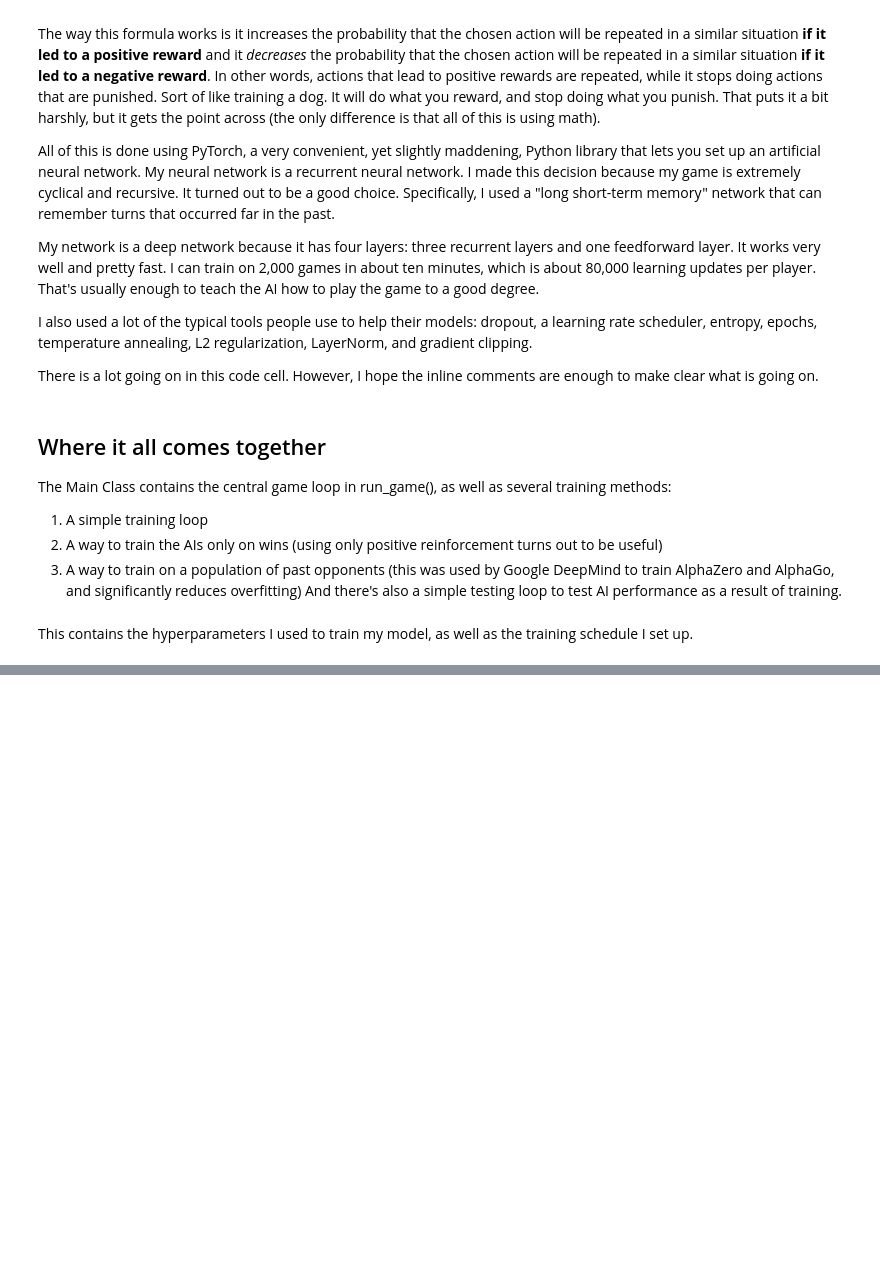
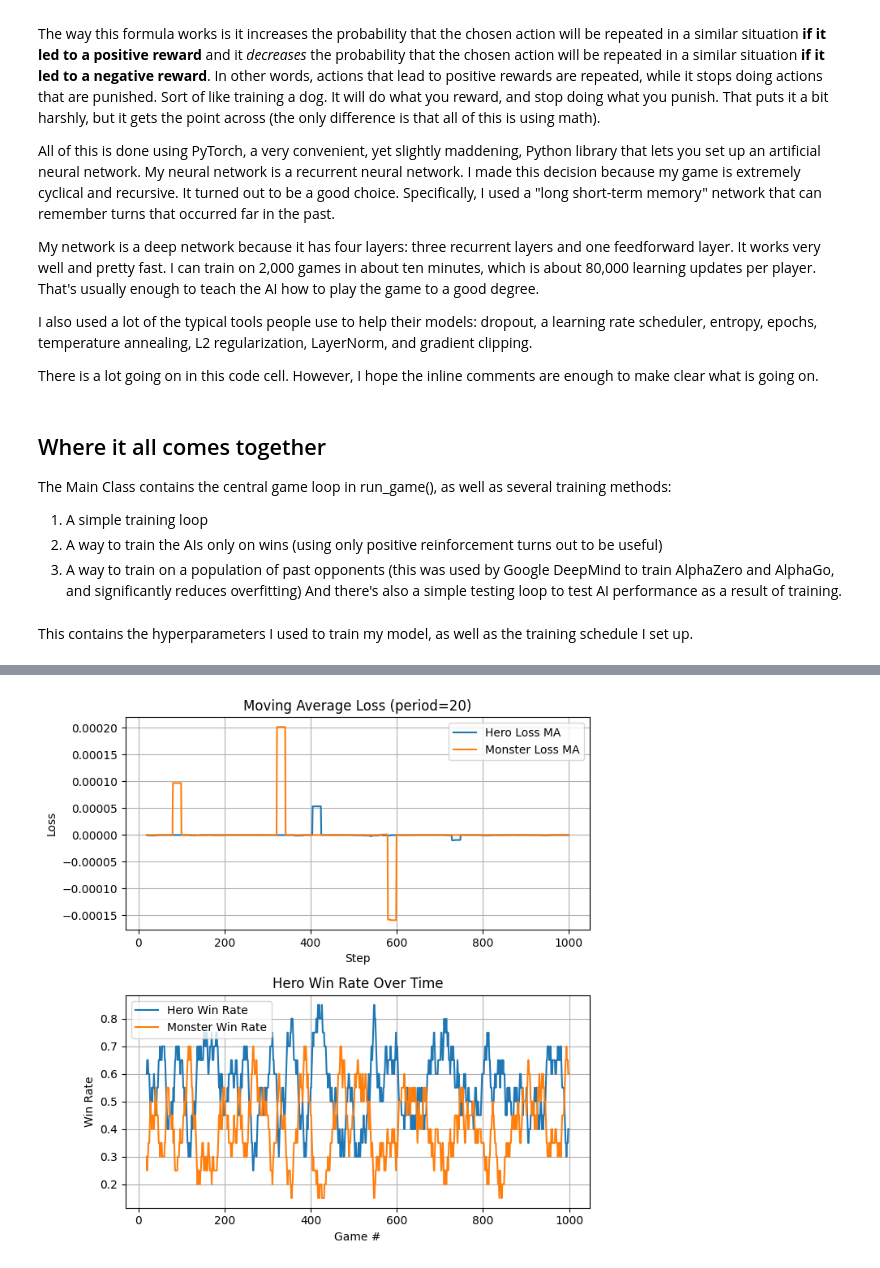
Before and after one commit to henrydaum/poker-monster, a Jupyter notebook: Poker Monster - With Documentation.ipynb, the cells around one changed output, grey strips where cells are left out. Drawn from its saved outputs; the diff is of its cells as text; code cells hidden in the pictures; blank space fills up the shorter version.

Commit message:
Random fixes (praying it works)

```diff
--- a/Poker Monster - With Documentation.ipynb
+++ b/Poker Monster - With Documentation.ipynb
@@ -228,7 +228,8 @@ class NobleSacrifice(Card):
         #print("Playing Noble Sacrifice")
         sacrifice = gs.cache[1]
         discard = gs.cache[2]  # Can play when opp has no cards in hand, need to code this
-        sacrifice.health -= 10
+        gs.me.battlefield.remove(sacrifice)
+        gs.me.graveyard.append(sacrifice)
         if discard:  # If discard exists, discard it.
             gs.opp.discard(discard)
 
@@ -2141,10 +2142,10 @@ class Network(nn.Module):
             # Their sum equals a reward signal
             reward_signals[t] = long_discounted_sum + short_discounted_sum
         # Clamp negative rewards to make them less punishing
-        reward_signals = reward_signals.clamp(min=self.negative_reward_clamp)
+        # reward_signals = reward_signals.clamp(min=self.negative_reward_clamp)
 
         # for reward in reward_signals:
-        #     print(f"{self.name} Reward signal: {reward}")
+        #     print(f"{self.name} Reward signal: {reward.item()}")
         # print(f"Cumulative Reward: {reward_signals.sum().item():.2f} {self.name}")
 
         # Vectorized learning:
@@ -2204,8 +2205,8 @@ class Network(nn.Module):
             policy_loss = -logprobs * reward_signals.detach()
             total_loss = policy_loss.mean() - self.entropy_coef*entropies.mean()  # Use mean and not sum to avoid favoring short games
             losses.append(total_loss.item())
-            losses.append(self.optimizer.param_groups[0]['lr'])  # To watch learning rates
-            # self.optimizer.zero_grad()
+            # losses.append(self.optimizer.param_groups[0]['lr'])  # To watch learning rates
+            self.optimizer.zero_grad()
             total_loss.backward()
             torch.nn.utils.clip_grad_norm_(self.parameters(), max_norm=1.0)
             self.optimizer.step()
@@ -2263,6 +2264,7 @@ class Main:
         self.training_display = kwargs["training_display"]
         self.hero_training = kwargs["hero_training"]
         self.monster_training = kwargs["monster_training"]
+        self.tempo_weight = kwargs["tempo_weight"]
         # Annealing:
         self.anneal_temperature = kwargs["anneal_temperature"]
         self.anneal_entropy = kwargs["anneal_entropy"]
@@ -2363,8 +2365,10 @@ class Main:
                             print(f"Executing action: {type(action).__name__} [{choice_number}]")
                         action.enact()
                         # Append action results (reward)
-                        current_ai.memory["long_term_rewards"].append(torch.tensor(gs.long_term_reward(current_ai.name), dtype=torch.float32))
-                        current_ai.memory["short_term_rewards"].append(torch.tensor(gs.short_term_reward(current_ai.name), dtype=torch.float32))
+                        long_term_reward = gs.long_term_reward(current_ai.name, self.tempo_weight)
+                        current_ai.memory["long_term_rewards"].append(torch.tensor(long_term_reward, dtype=torch.float32))
+                        short_term_reward = gs.short_term_reward(current_ai.name, self.tempo_weight)
+                        current_ai.memory["short_term_rewards"].append(torch.tensor(short_term_reward, dtype=torch.float32))
                         if display:
                             print(f"Action Tempo: {gs.tempo}")
                             if gs.killer_combo:
@@ -2699,11 +2703,11 @@ hyperparameters = {
     "T_mult": 1,  # Multiply T_0 by this factor every time it restarts (default is 1)
     "eta_min": 1e-6,  # Anneal from lr (above) to this lr
     # Misc. Parameters:
-    "dropout_rate": 0.2,  # Randomly disables X% neurons during forward pass. Reduces overfitting, but too high a value adds a lot of noise to the loss.
+    "dropout_rate": 0.25,  # Randomly disables X% neurons during forward pass. Reduces overfitting, but too high a value adds a lot of noise to the loss.
     "weight_decay": 0.01,  # This is L2 regularization, adds a term to the loss calculation that punishes large weights
     "epochs": 1,  # 1 epoch is much faster than multiple because the torch gradient isn't recomputed
     "temperature": 2,  # Adds a degree of randomness to sample_action. Lower values are deterministic, higher values are random.
-    "entropy_coef": 0.015  # Higher values slow down learning, increase exploration, and slow convergence.
+    "entropy_coef": 0.02  # Higher values slow down learning, increase exploration, and slow convergence.
 }
 
 game_settings = {
@@ -2713,12 +2717,13 @@ game_settings = {
     "training_display": False,
     "hero_training": True,
     "monster_training": True,
+    "tempo_weight": 1.0,
     # Annealing:
     "anneal_temperature": False,
     "anneal_entropy": False,  # Linearly reduce entropy from entropy_coef to 0 over the course of training
     # Pooling parameters:
-    "pool_size": 25,  # How many AI weights to keep in the pool for training
-    "save_frequency": 25,
+    "pool_size": 30,  # How many AI weights to keep in the pool for training
+    "save_frequency": 30,
     # Testing parameters:
     "testing_best_of": 1,
     "testing_hero_type": "computer_ai",
@@ -2730,35 +2735,44 @@ game_settings = {
 }
 
 main = Main(hyperparameters, **game_settings)
-# main.load_ai_weights()
+main.load_ai_weights()
 
 # Training program:
-for i in range(5):
-    print(f"\nRound {i+1}, FIGHT!")
-    # Pretrain Monster on random Hero
-    main.training_hero_type = "computer_random"
-    main.training_monster_type = "computer_ai"
-    main.train_on_wins("monster", 250)
-    # Pretrain Hero on random Monster
-    main.training_hero_type = "computer_ai"
-    main.training_monster_type = "computer_random"
-    main.train_on_wins("hero", 250)
-    # Train Hero and Monster on a pool of their past opponents
-    main.training_hero_type = "computer_ai"
-    main.training_monster_type = "computer_ai"
-    # main.anneal_temperature = True
-    # main.anneal_entropy = True
-    main.train_on_population(500)
-    # Turn off annealing
-    # main.anneal_temperature = False
-    # main.anneal_entropy = False
-    # Anneal after every loop
-    main.hero_ai.temperature /= 2
-    main.monster_ai.temperature /= 2
-    main.hero_ai.entropy_coef /= 2
-    main.monster_ai.entropy_coef /= 2
-    main.hero_ai.optimizer.param_groups[0]['lr'] /= 2
-    main.monster_ai.optimizer.param_groups[0]['lr'] /= 2
+# for i in range(5):
+#     print(f"\nRound {i+1}, FIGHT!")
+#     # Pretrain Monster on random Hero
+#     main.training_hero_type = "computer_random"
+#     main.training_monster_type = "computer_ai"
+#     main.train_on_wins("monster", 250)
+#     # Pretrain Hero on random Monster
+#     main.training_hero_type = "computer_ai"
+#     main.training_monster_type = "computer_random"
+#     main.train_on_wins("hero", 250)
+#     # Train Hero and Monster on a pool of their past opponents
+#     main.training_hero_type = "computer_ai"
+#     main.training_monster_type = "computer_ai"
+#     main.anneal_temperature = True
+#     main.anneal_entropy = True
+#     main.train_on_population(500)
+#     main.hero_ai.temperature /= 2
+#     main.monster_ai.temperature /= 2
+#     main.hero_ai.entropy_coef /= 2
+#     main.monster_ai.entropy_coef /= 2
+#     main.hero_ai.optimizer.param_groups[0]['lr'] /= 2
+#     main.monster_ai.optimizer.param_groups[0]['lr'] /= 2
+# Post-train using winning and losing as only feedback
+main.hero_ai.optimizer.param_groups[0]['lr'] = 1e-5
+main.monster_ai.optimizer.param_groups[0]['lr'] = 1e-5
+main.hero_ai.use_lr_scheduler = False
+main.monster_ai.use_lr_scheduler = False
+main.anneal_entropy = False
+main.hero_ai.entropy_coef = 0.001
+main.monster_ai.entropy_coef = 0.001
+main.anneal_temperature = False
+main.hero_ai.temperature = 0.1
+main.monster_ai.temperature = 0.1
+main.tempo_weight = 0.0  # Important
+main.train_on_population(1000)
 # After training, test the AI against each other
 main.hero_training = False
 main.monster_training = False
@@ -2785,0 +2805 @@ HHHHHHHMHHHHHHHHHHHHHHMHHMHHHHHHHHHMHHHHHHHHHHHHH
+[figure, added]
```
Also changed, not shown: parts of 2 cells of this notebook.
